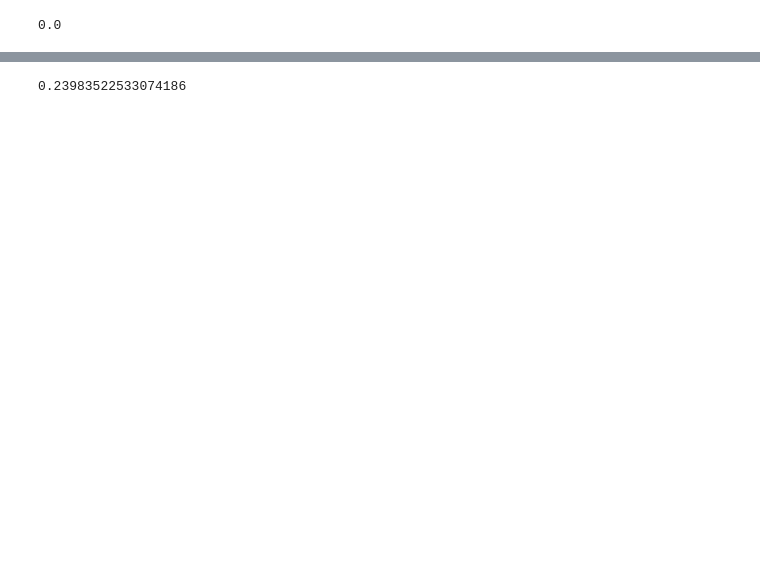
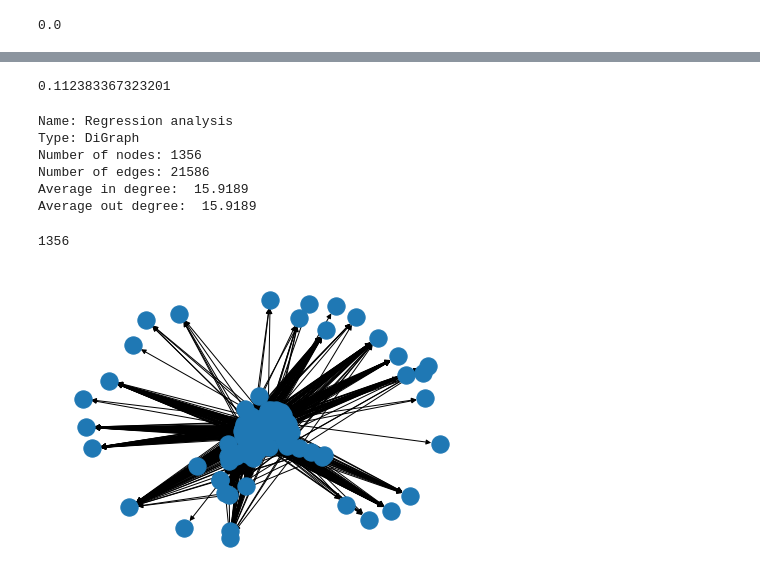
Before and after one commit to QED0711/wiki_learn, a Jupyter notebook: data-retrieval/graph_api/GraphCreator.ipynb, the cells around one changed output, grey strips where cells are left out. Saved outputs shown, nothing was run; the diff lists cells and outputs as text; code cells hidden in the pictures; blank space fills up the shorter version.

```diff
--- a/data-retrieval/graph_api/GraphCreator.ipynb
+++ b/data-retrieval/graph_api/GraphCreator.ipynb
@@ -205,4 +256,24 @@ dispersion_df.sort_values("dispersion")
 # %%
-nx.degree_pearson_correlation_coefficient(gc.graph, nodes=list(ranking_df.title))
+nx.degree_pearson_correlation_coefficient(gc.graph, nodes=list(ranking_df.node))
 # %% [output]
-0.23983522533074186
+0.112383367323201
+# %%
+ego = nx.ego_graph(gc.graph, "Regression analysis", undirected=True)
+ego.name = "Regression analysis"
+print(nx.info(ego))
+# %% [output]
+Name: Regression analysis
+Type: DiGraph
+Number of nodes: 1356
+Number of edges: 21586
+Average in degree:  15.9189
+Average out degree:  15.9189
+# %%
+len(ego.nodes)
+# %% [output]
+1356
+# %%
+nx.draw(ego)
+plt.show()
+# %% [output]
+[figure, added]
```
Also changed, not shown: parts of 13 cells of this notebook, 1 other file.
